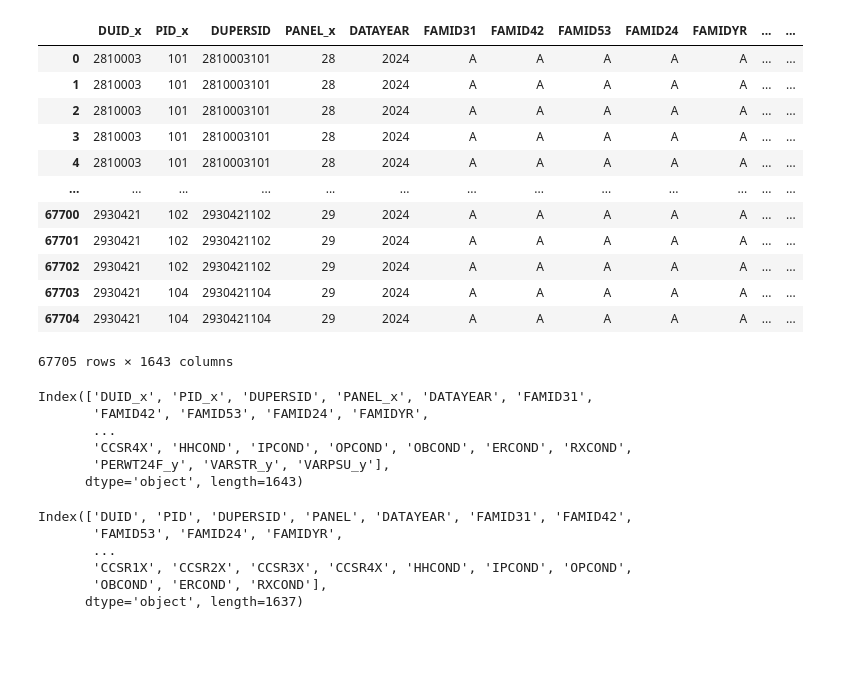
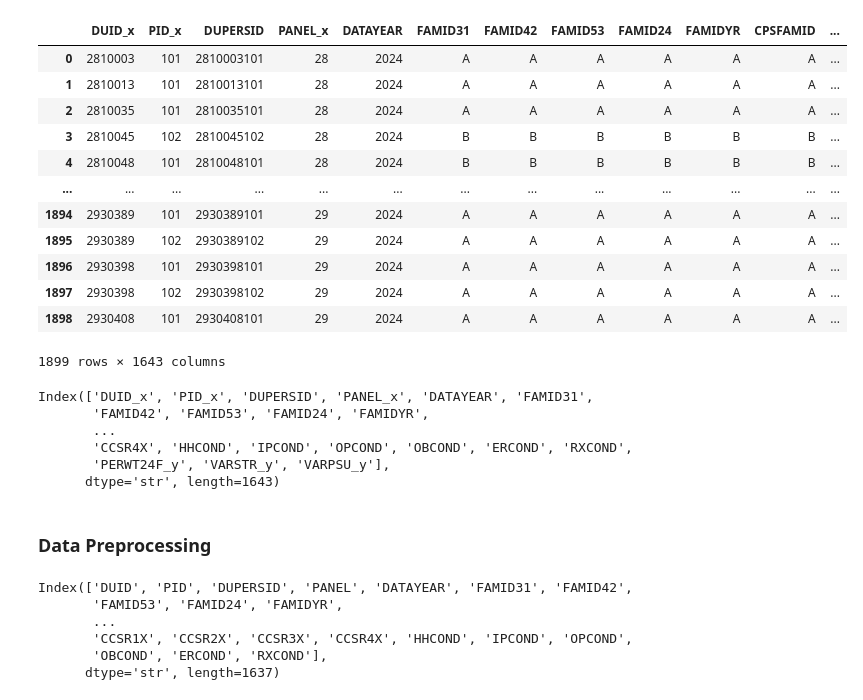
Before and after one commit to hyeeunkg/Phase-2, a Jupyter notebook: F41.ipynb, the cells around one changed output. Saved outputs shown, nothing was run; the diff lists cells and outputs as text; code cells hidden in the pictures; blank space fills up the shorter version.

Commit message:
joined, duplicates removed

```diff
--- a/F41.ipynb
+++ b/F41.ipynb
@@ -1,10 +5,11 @@
 # %%
-## import pandas
 import pandas as pd
 
-## open file
-data1 = pd.read_csv("H255.csv")
+## open condition file
+condition = pd.read_csv('H255.csv')
 
-# test
-data1.head()
+## maximum columns set at 'None' to display all columns
+pd.set_option('display.max_columns', None)
+
+condition
 # %% [output]
@@ -37,0 +56,6 @@ data1.describe
+# %%
+# filter for F41
+condition_f41 = condition[condition['ICD10CDX'] == 'F41'].copy()
+
+# remove duplicate patients using DUPERSID
+condition_f41.drop_duplicates(subset = ['DUPERSID'], keep = 'first', inplace = True)
@@ -38,4 +86,4 @@ data1.describe
 # %%
-data2= pd.read_csv('h256.csv')
-data2.head(10)
+consolidation = pd.read_csv('h256.csv')
+consolidation
 # %% [output]
@@ -54,27 +105,30 @@ data2.head(10)
 # %%
-data = pd.merge(left = data2, right = data1 , how="inner", on='DUPERSID')
-data
+joined = pd.merge(left = consolidation, right = condition_f41 , how = 'inner', on = 'DUPERSID')
+joined
 # %% [output]
-|  | DUID_x | PID_x | DUPERSID | PANEL_x | DATAYEAR | FAMID31 | FAMID42 | FAMID53 | FAMID24 | FAMIDYR | ... | ... |
-| 0 | 2810003 | 101 | 2810003101 | 28 | 2024 | A | A | A | A | A | ... | ... |
-| 1 | 2810003 | 101 | 2810003101 | 28 | 2024 | A | A | A | A | A | ... | ... |
-| 2 | 2810003 | 101 | 2810003101 | 28 | 2024 | A | A | A | A | A | ... | ... |
-| 3 | 2810003 | 101 | 2810003101 | 28 | 2024 | A | A | A | A | A | ... | ... |
-| 4 | 2810003 | 101 | 2810003101 | 28 | 2024 | A | A | A | A | A | ... | ... |
+|  | DUID_x | PID_x | DUPERSID | PANEL_x | DATAYEAR | FAMID31 | FAMID42 | FAMID53 | FAMID24 | FAMIDYR | CPSFAMID | ... |
+| 0 | 2810003 | 101 | 2810003101 | 28 | 2024 | A | A | A | A | A | A | ... |
+| 1 | 2810013 | 101 | 2810013101 | 28 | 2024 | A | A | A | A | A | A | ... |
+| 2 | 2810035 | 101 | 2810035101 | 28 | 2024 | A | A | A | A | A | A | ... |
+| 3 | 2810045 | 102 | 2810045102 | 28 | 2024 | B | B | B | B | B | B | ... |
+| 4 | 2810048 | 101 | 2810048101 | 28 | 2024 | B | B | B | B | B | B | ... |
 | ... | ... | ... | ... | ... | ... | ... | ... | ... | ... | ... | ... | ... |
-| 67700 | 2930421 | 102 | 2930421102 | 29 | 2024 | A | A | A | A | A | ... | ... |
-| 67701 | 2930421 | 102 | 2930421102 | 29 | 2024 | A | A | A | A | A | ... | ... |
-| 67702 | 2930421 | 102 | 2930421102 | 29 | 2024 | A | A | A | A | A | ... | ... |
-| 67703 | 2930421 | 104 | 2930421104 | 29 | 2024 | A | A | A | A | A | ... | ... |
-| 67704 | 2930421 | 104 | 2930421104 | 29 | 2024 | A | A | A | A | A | ... | ... |
+| 1894 | 2930389 | 101 | 2930389101 | 29 | 2024 | A | A | A | A | A | A | ... |
+| 1895 | 2930389 | 102 | 2930389102 | 29 | 2024 | A | A | A | A | A | A | ... |
+| 1896 | 2930398 | 101 | 2930398101 | 29 | 2024 | A | A | A | A | A | A | ... |
+| 1897 | 2930398 | 102 | 2930398102 | 29 | 2024 | A | A | A | A | A | A | ... |
+| 1898 | 2930408 | 101 | 2930408101 | 29 | 2024 | A | A | A | A | A | A | ... |
-67705 rows × 1643 columns
+1899 rows × 1643 columns
 # %%
-data.columns
+# attributes of the newly joined dataframe
+joined.columns
 # %% [output]
 Index(['DUID_x', 'PID_x', 'DUPERSID', 'PANEL_x', 'DATAYEAR', 'FAMID31',
        'FAMID42', 'FAMID53', 'FAMID24', 'FAMIDYR',
        ...
        'CCSR4X', 'HHCOND', 'IPCOND', 'OPCOND', 'OBCOND', 'ERCOND', 'RXCOND',
        'PERWT24F_y', 'VARSTR_y', 'VARPSU_y'],
-      dtype='object', length=1643)
+      dtype='str', length=1643)
+# %% [markdown]
+### Data Preprocessing
 # %%
@@ -90,10 +142,12 @@ for column in data.columns:
 # %%
-data.columns
+# confirm attributes with _x renamed
+# and attributes with _y removed
+joined.columns
 # %% [output]
 Index(['DUID', 'PID', 'DUPERSID', 'PANEL', 'DATAYEAR', 'FAMID31', 'FAMID42',
        'FAMID53', 'FAMID24', 'FAMIDYR',
        ...
        'CCSR1X', 'CCSR2X', 'CCSR3X', 'CCSR4X', 'HHCOND', 'IPCOND', 'OPCOND',
        'OBCOND', 'ERCOND', 'RXCOND'],
-      dtype='object', length=1637)
+      dtype='str', length=1637)
 # %%
```
Also changed, not shown: parts of 19 cells of this notebook.
